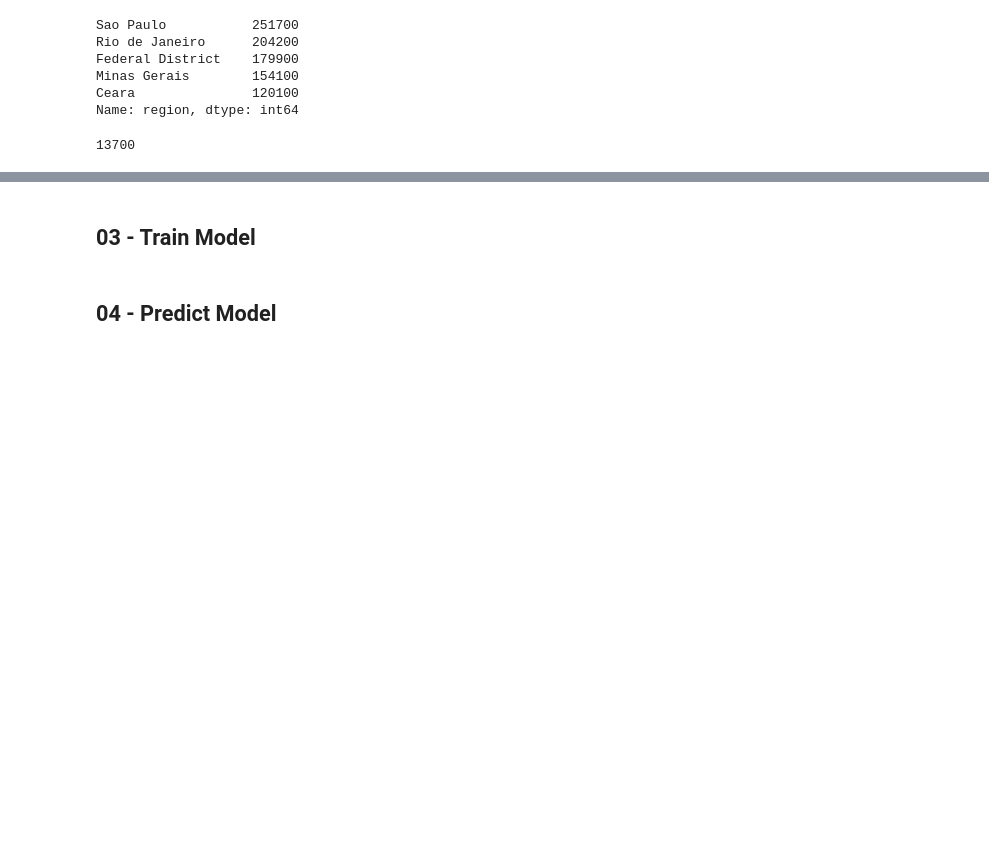
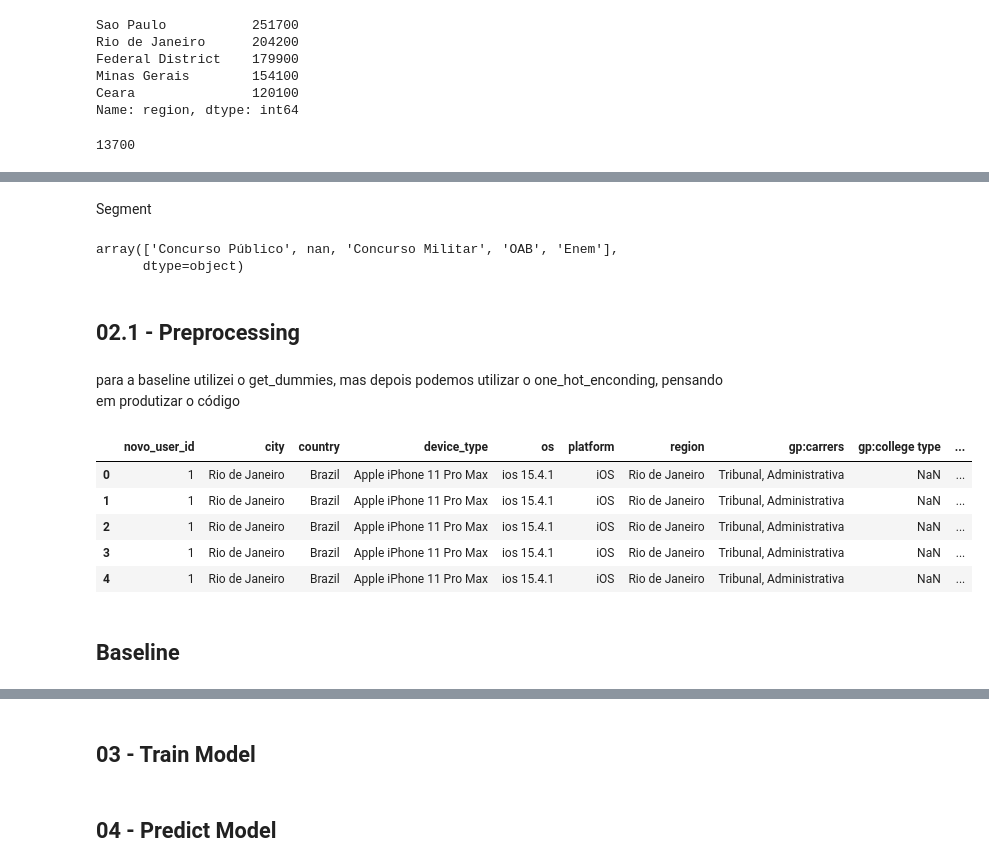
Before and after one commit to rafaelpds/Projetos_Data_Science, a Jupyter notebook: QConcurso/challenge_qconcurso.ipynb, the cells around one changed output, grey strips where cells are left out. Saved outputs shown, nothing was run; the diff lists cells and outputs as text; code cells hidden in the pictures; blank space fills up the shorter version.

```diff
--- a/QConcurso/challenge_qconcurso.ipynb
+++ b/QConcurso/challenge_qconcurso.ipynb
@@ -60,6 +60,8 @@ import pandas as pd
 import numpy as np
 
 from google.colab import drive
+
+pd.set_option('display.max_columns', None)
 # %%
 drive.mount('/content/drive')
 # %% [output]
@@ -221,0 +232,29 @@ df_model['region'].isnull().sum()
+# %% [markdown]
+Segment
+# %%
+df_model['gp:segment'].unique()
+# %% [output]
+array(['Concurso Público', nan, 'Concurso Militar', 'OAB', 'Enem'],
+      dtype=object)
+# %% [markdown]
+## 02.1 - Preprocessing
+# %% [markdown]
+para a baseline utilizei o get_dummies, mas depois podemos utilizar o one_hot_enconding, pensando em produtizar o código
+# %%
+#não está tendo memoria para rodar tudo junto, tive que dividir em varias linhas
+df_model_dummies = pd.get_dummies(df_model, columns = ['region'], dtype=int)
+df_model_dummies = pd.get_dummies(df_model, columns = ['device'], dtype=int)
+#df_model_dummies = pd.get_dummies(df_model, columns = ['gp:carrers'], dtype=int)
+#showing new head
+#df_region.head()
+# %%
+df_model_dummies.head()
+# %% [output]
+|  | novo_user_id | city | country | device_type | os | platform | region | gp:carrers | gp:college type | ... |
+| 0 | 1 | Rio de Janeiro | Brazil | Apple iPhone 11 Pro Max | ios 15.4.1 | iOS | Rio de Janeiro | Tribunal, Administrativa | NaN | ... |
+| 1 | 1 | Rio de Janeiro | Brazil | Apple iPhone 11 Pro Max | ios 15.4.1 | iOS | Rio de Janeiro | Tribunal, Administrativa | NaN | ... |
+| 2 | 1 | Rio de Janeiro | Brazil | Apple iPhone 11 Pro Max | ios 15.4.1 | iOS | Rio de Janeiro | Tribunal, Administrativa | NaN | ... |
+| 3 | 1 | Rio de Janeiro | Brazil | Apple iPhone 11 Pro Max | ios 15.4.1 | iOS | Rio de Janeiro | Tribunal, Administrativa | NaN | ... |
+| 4 | 1 | Rio de Janeiro | Brazil | Apple iPhone 11 Pro Max | ios 15.4.1 | iOS | Rio de Janeiro | Tribunal, Administrativa | NaN | ... |
+# %% [markdown]
+## Baseline
```
Also changed, not shown: parts of 13 cells of this notebook.
